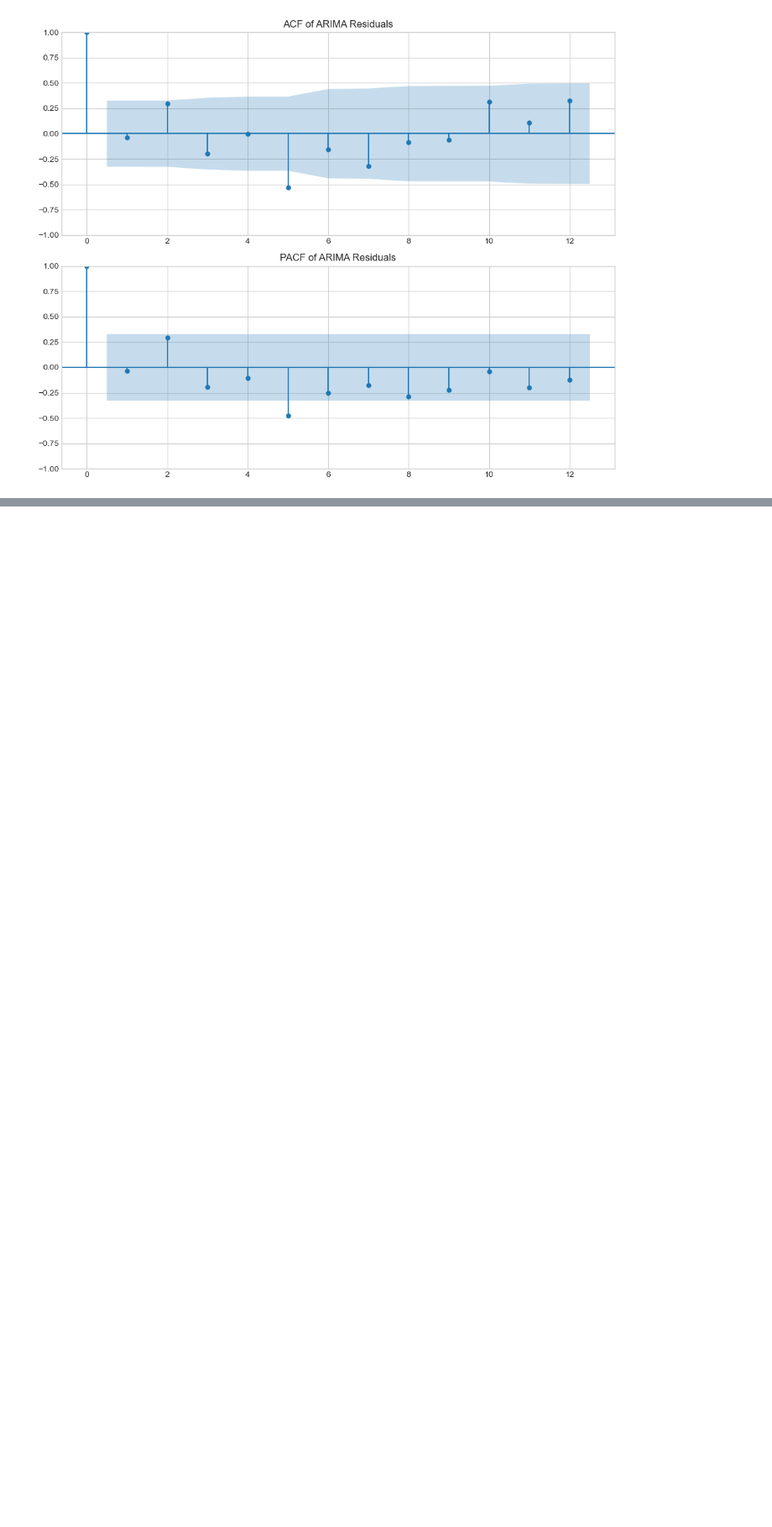
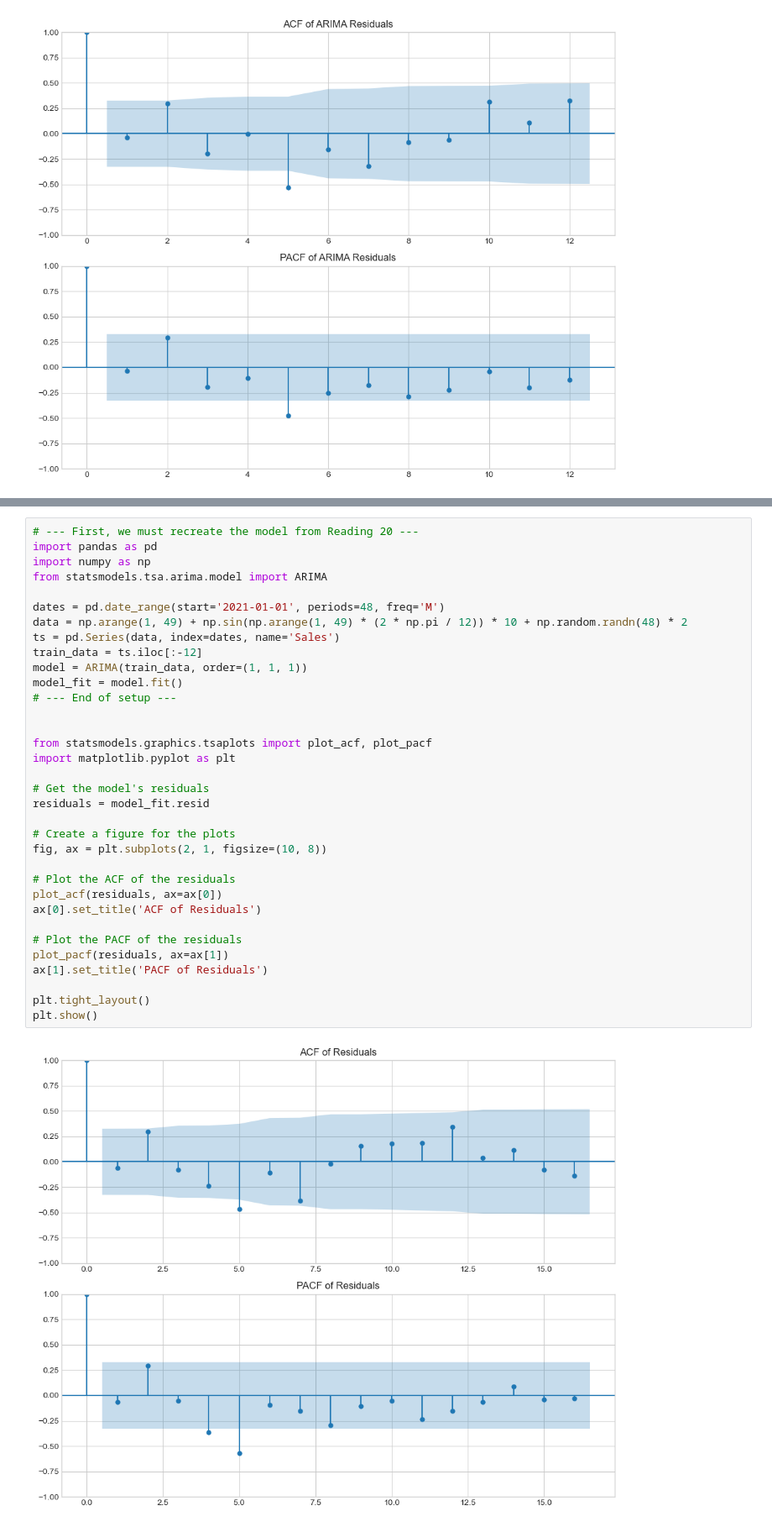
Before and after one commit to ro-the-creator/DA2025_Lectures, a Jupyter notebook: Mod6/CodeAssignments/Mod6L20TimeSeries_AdvancedModeling_Walkthrough.ipynb, the cells around one changed output, grey strips where cells are left out. Shown at 84% size. Saved outputs shown, nothing was run; the diff lists cells and outputs as text; blank space fills up the shorter version.

```diff
--- a/Mod6/CodeAssignments/Mod6L20TimeSeries_AdvancedModeling_Walkthrough.ipynb
+++ b/Mod6/CodeAssignments/Mod6L20TimeSeries_AdvancedModeling_Walkthrough.ipynb
@@ -124,0 +148,36 @@ plt.show()
+# %%
+# --- First, we must recreate the model from Reading 20 ---
+import pandas as pd
+import numpy as np
+from statsmodels.tsa.arima.model import ARIMA
+
+dates = pd.date_range(start='2021-01-01', periods=48, freq='M')
+data = np.arange(1, 49) + np.sin(np.arange(1, 49) * (2 * np.pi / 12)) * 10 + np.random.randn(48) * 2
+ts = pd.Series(data, index=dates, name='Sales')
+train_data = ts.iloc[:-12]
+model = ARIMA(train_data, order=(1, 1, 1))
+model_fit = model.fit()
+# --- End of setup ---
+
+
+from statsmodels.graphics.tsaplots import plot_acf, plot_pacf
+import matplotlib.pyplot as plt
+
+# Get the model's residuals
+residuals = model_fit.resid
+
+# Create a figure for the plots
+fig, ax = plt.subplots(2, 1, figsize=(10, 8))
+
+# Plot the ACF of the residuals
+plot_acf(residuals, ax=ax[0])
+ax[0].set_title('ACF of Residuals')
+
+# Plot the PACF of the residuals
+plot_pacf(residuals, ax=ax[1])
+ax[1].set_title('PACF of Residuals')
+
+plt.tight_layout()
+plt.show()
+# %% [output]
+[figure, added]
```
Also changed, not shown: parts of 4 cells of this notebook, 1 other file.
